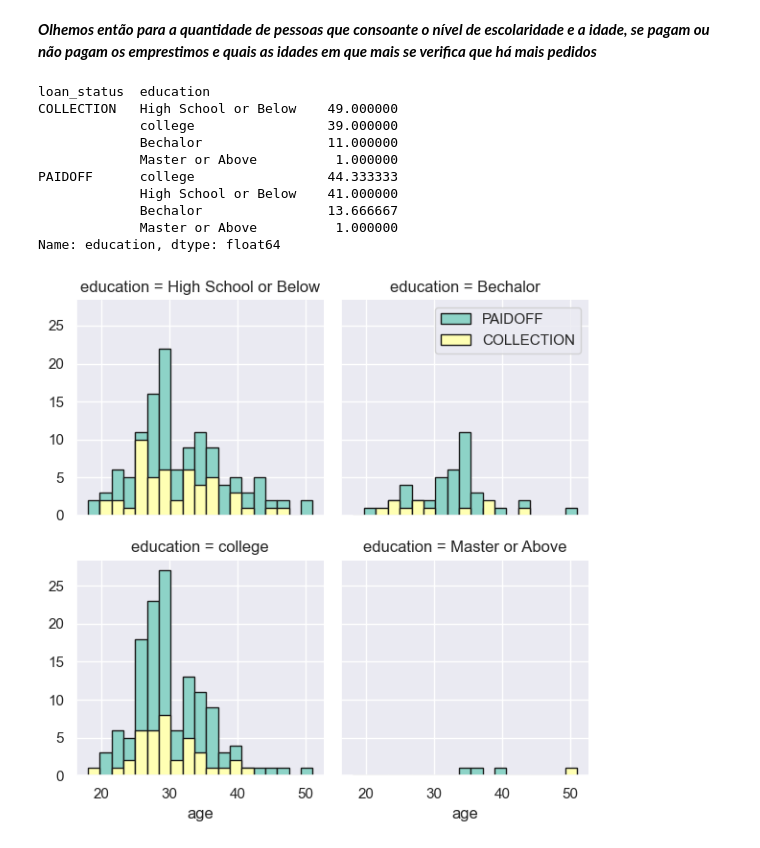
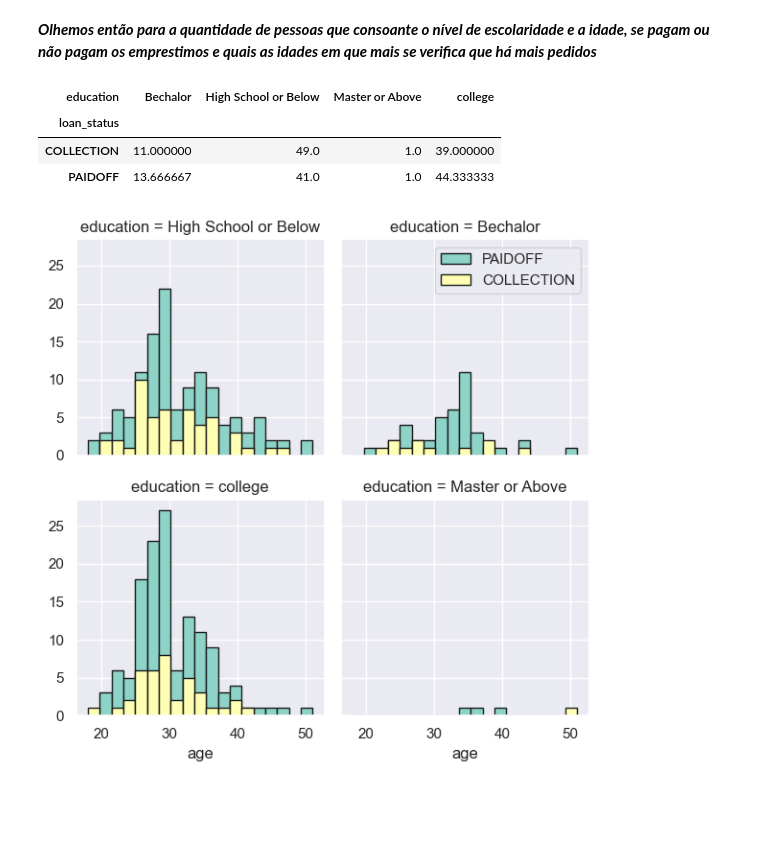
Before and after one commit to ThatPoter/Bank-Loan-Classifier, a Jupyter notebook: LoansStatusClassification(v1).ipynb, the cells around one changed output. Drawn from its saved outputs; the diff is of its cells as text; code cells hidden in the pictures; blank space fills up the shorter version.

```diff
--- a/LoansStatusClassification(v1).ipynb
+++ b/LoansStatusClassification(v1).ipynb
@@ -244,18 +243,13 @@ plt.show()
 # %% [markdown]
 ***Olhemos então para a quantidade de pessoas que consoante o nível de escolaridade e a idade, se pagam ou não pagam os emprestimos e quais as idades em que mais se verifica que há mais pedidos***
 # %%
-df.groupby('loan_status')['education'].value_counts(normalize=True) * 100
+group_by_edu = df.groupby('loan_status')['education'].value_counts(normalize=True) * 100
+group_by_edu.unstack(level=-1)
 # %% [output]
-loan_status  education
-COLLECTION   High School or Below    49.000000
-             college                 39.000000
-             Bechalor                11.000000
-             Master or Above          1.000000
-PAIDOFF      college                 44.333333
-             High School or Below    41.000000
-             Bechalor                13.666667
-             Master or Above          1.000000
-Name: education, dtype: float64
+| education | Bechalor | High School or Below | Master or Above | college |
+| loan_status |  |  |  |  |
+| COLLECTION | 11.000000 | 49.0 | 1.0 | 39.000000 |
+| PAIDOFF | 13.666667 | 41.0 | 1.0 | 44.333333 |
 # %%
 bins=np.linspace(df.age.min(), df.age.max(), 20)
 g = sns.FacetGrid(df, col="education", hue="loan_status", palette="Set3", col_wrap=2)
```
Also changed, not shown: parts of 8 cells of this notebook.
